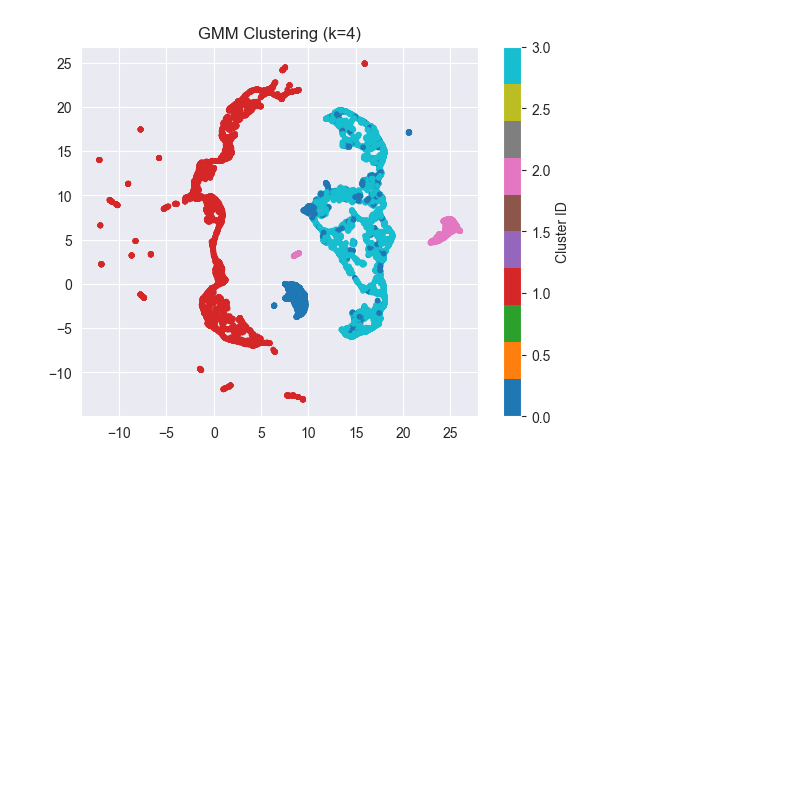
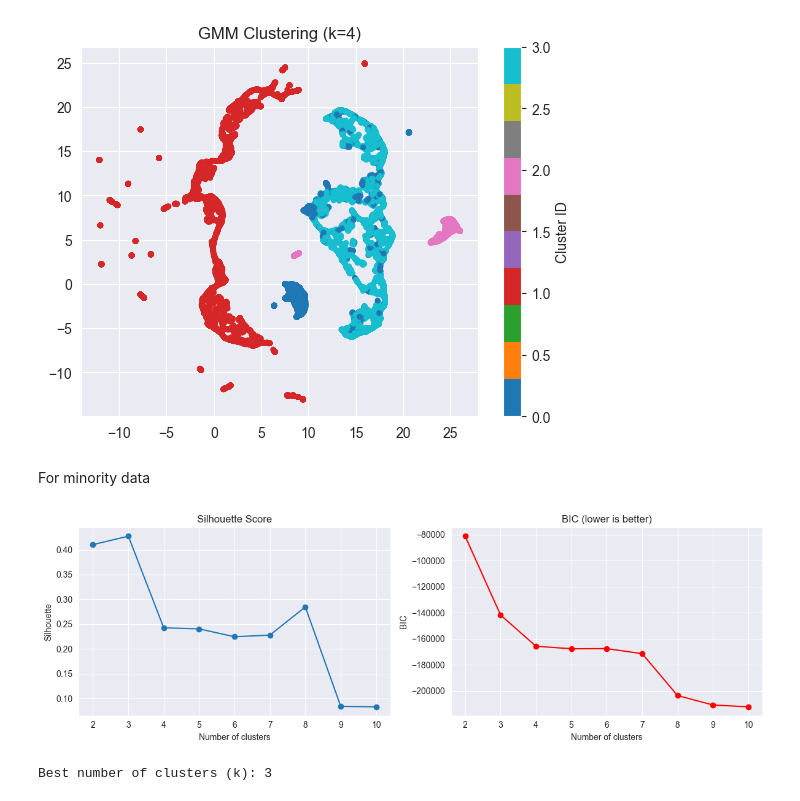
Before and after one commit to dolorsy/ELTE-DSLab1, a Jupyter notebook: clusters/clusters_generations.ipynb, the cells around one changed output. Drawn from its saved outputs; the diff is of its cells as text; code cells hidden in the pictures; blank space fills up the shorter version.

Commit message:
GMMs for minority class

```diff
--- a/clusters/clusters_generations.ipynb
+++ b/clusters/clusters_generations.ipynb
@@ -240,3 +240,51 @@ X_df['is_fraud'] = Y_informative  # 0s for majority class
 for cluster_id in sorted(X_df['cluster'].unique()):
     cluster_df = X_df[X_df['cluster'] == cluster_id]
     cluster_df.to_csv(f"../dataset/informative_cluster_{cluster_id}.csv", index=False)
+# %% [markdown]
+For minority data
+# %%
+X_min = df_m.drop(columns=['isFraud'])
+Y_min = df_m['isFraud'].values
+X_min_scaled = scaler.fit_transform(X_min)
+# %%
+
+
+# Try different numbers of clusters (components)
+n_components_range = range(2, 11)
+sil_scores = []
+bics = []
+
+for k in n_components_range:
+    gmm = GaussianMixture(n_components=k, random_state=42)
+    labels = gmm.fit_predict(X_min_scaled)
+
+    sil = silhouette_score(X_min_scaled, labels)
+    bic = gmm.bic(X_min_scaled)
+
+    sil_scores.append(sil)
+    bics.append(bic)
+
+# Plot results
+plt.figure(figsize=(12, 4))
+
+plt.subplot(1, 2, 1)
+plt.plot(n_components_range, sil_scores, marker='o')
+plt.title("Silhouette Score")
+plt.xlabel("Number of clusters")
+plt.ylabel("Silhouette")
+
+plt.subplot(1, 2, 2)
+plt.plot(n_components_range, bics, marker='o', color='red')
+plt.title("BIC (lower is better)")
+plt.xlabel("Number of clusters")
+plt.ylabel("BIC")
+
+plt.tight_layout()
+plt.show()
+# %% [output]
+[figure, added]
+# %%
+best_k = n_components_range[sil_scores.index(max(sil_scores))]
+print(f"Best number of clusters (k): {best_k}")
+# %% [output]
+Best number of clusters (k): 3
```
Also changed, not shown: parts of 4 cells of this notebook.
